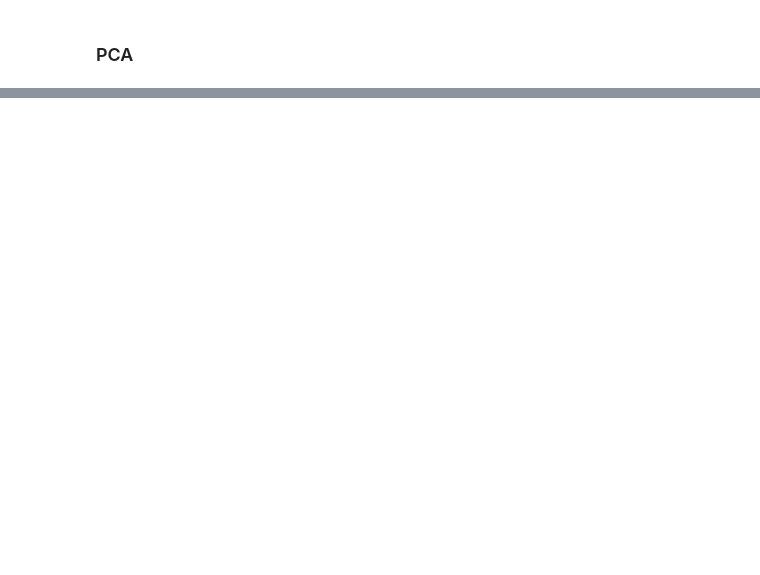
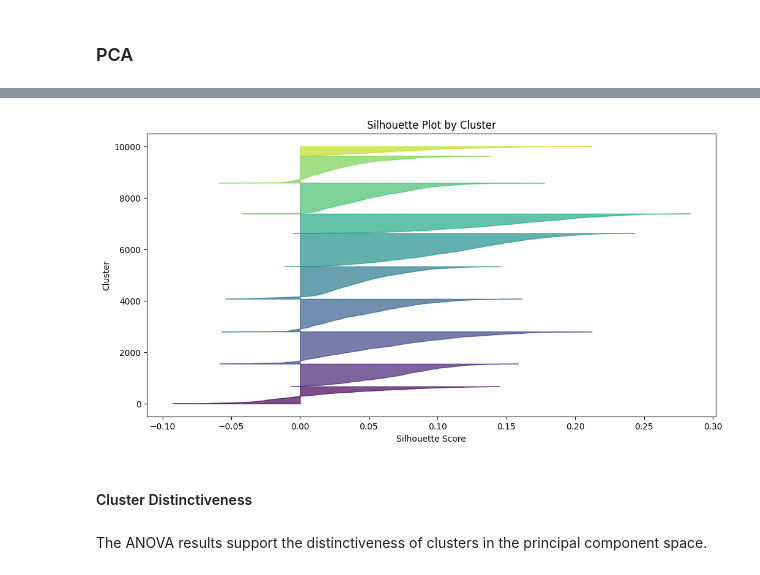
Before and after one commit to przemyslawniedziela98/amazon-reviews-exploration, a Jupyter notebook: amazon_reviews_exploration.ipynb, the cells around one changed output, grey strips where cells are left out. Saved outputs shown, nothing was run; the diff lists cells and outputs as text; code cells hidden in the pictures; blank space fills up the shorter version.

Commit message:
Clustering

```diff
--- a/amazon_reviews_exploration.ipynb
+++ b/amazon_reviews_exploration.ipynb
@@ -204,0 +218,16 @@ Passing `palette` without assigning `hue` is deprecated and will be removed in v
+# %%
+def reduce_dimensions(embeddings, pca_components=50, umap_components=2):
+    """
+    Reduce dimensionality with PCA followed by UMAP.
+    - pca_components: Number of components to keep in initial PCA reduction.
+    - umap_components: Final dimensionality reduction to 2D using UMAP.
+    """
+    pca = PCA(n_components=pca_components, random_state=42)
+    pca_embeddings = pca.fit_transform(embeddings)
+
+    umap_reducer = umap.UMAP(n_components=umap_components, random_state=42, metric='correlation')
+    umap_embeddings = umap_reducer.fit_transform(pca_embeddings)
+
+    return pca_embeddings, umap_embeddings
+
+pca_embeddings, umap_embeddings = reduce_dimensions(review_embeddings, pca_components=50, umap_components=2)
@@ -204,0 +292,34 @@ Passing `palette` without assigning `hue` is deprecated and will be removed in v
+# %%
+def analyze_cluster_distribution(embeddings, labels):
+    """
+    Analyze and plot silhouette scores for each sample and cluster sizes.
+    """
+    unique_labels = np.unique(labels)
+
+    if len(embeddings.shape) == 1:
+        embeddings = embeddings.reshape(-1, 1)
+
+    silhouette_vals = silhouette_samples(embeddings, labels)
+
+    plt.figure(figsize=(12, 6))
+    y_lower, y_upper = 0, 0
+    for i, label in enumerate(unique_labels):
+        cluster_silhouette_vals = silhouette_vals[labels == label]
+        cluster_silhouette_vals.sort()
+        y_upper += len(cluster_silhouette_vals)
+        color = plt.cm.viridis(float(i) / len(unique_labels))
+        plt.fill_betweenx(np.arange(y_lower, y_upper), 0, cluster_silhouette_vals, facecolor=color, edgecolor=color, alpha=0.7)
+        y_lower += len(cluster_silhouette_vals)
+
+    plt.title("Silhouette Plot by Cluster")
+    plt.xlabel("Silhouette Score")
+    plt.ylabel("Cluster")
+    plt.show()
+
+analyze_cluster_distribution(pca_embeddings, kmeans_labels)
+# %% [output]
+[figure, added]
+# %% [markdown]
+#### Cluster Distinctiveness
+# %% [markdown]
+The ANOVA results support the distinctiveness of clusters in the principal component space.
```
Also changed, not shown: parts of 14 cells of this notebook.
